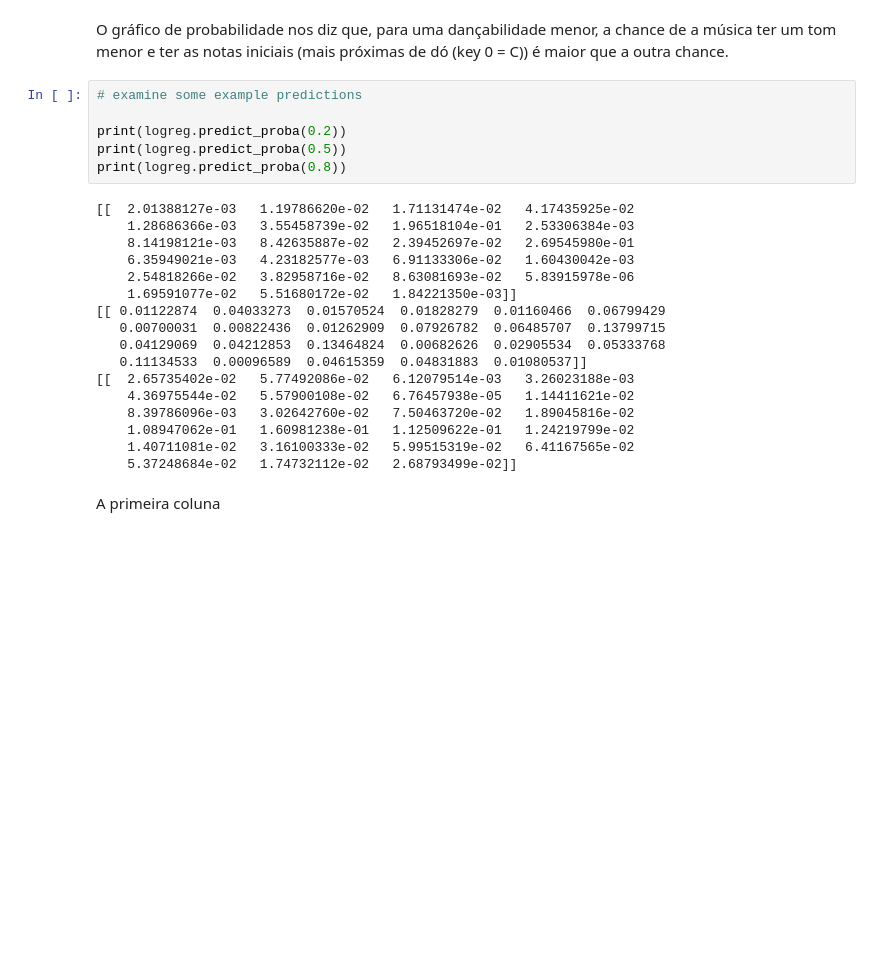
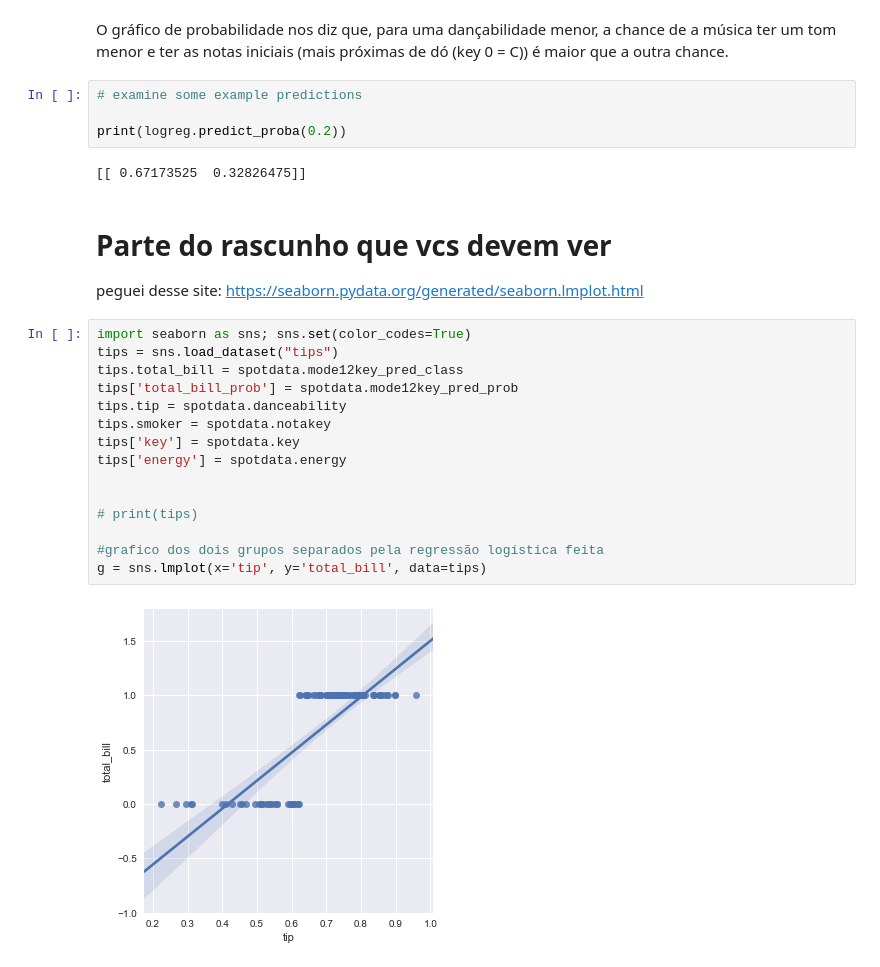
Before and after one commit to R09090909/Projeto3-cd, a Jupyter notebook: Projeto-3-CD-rascunho.ipynb, the cells around one changed output. Saved outputs shown, nothing was run; the diff lists cells and outputs as text; blank space fills up the shorter version.

```diff
--- a/Projeto-3-CD-rascunho.ipynb
+++ b/Projeto-3-CD-rascunho.ipynb
@@ -189,24 +184,26 @@ O gráfico de probabilidade nos diz que, para uma dançabilidade menor, a chance
 # examine some example predictions
 
 print(logreg.predict_proba(0.2))
-print(logreg.predict_proba(0.5))
-print(logreg.predict_proba(0.8))
 # %% [output]
-[[  2.01388127e-03   1.19786620e-02   1.71131474e-02   4.17435925e-02
-    1.28686366e-03   3.55458739e-02   1.96518104e-01   2.53306384e-03
-    8.14198121e-03   8.42635887e-02   2.39452697e-02   2.69545980e-01
-    6.35949021e-03   4.23182577e-03   6.91133306e-02   1.60430042e-03
-    2.54818266e-02   3.82958716e-02   8.63081693e-02   5.83915978e-06
-    1.69591077e-02   5.51680172e-02   1.84221350e-03]]
-[[ 0.01122874  0.04033273  0.01570524  0.01828279  0.01160466  0.06799429
-   0.00700031  0.00822436  0.01262909  0.07926782  0.06485707  0.13799715
-   0.04129069  0.04212853  0.13464824  0.00682626  0.02905534  0.05333768
-   0.11134533  0.00096589  0.04615359  0.04831883  0.01080537]]
-[[  2.65735402e-02   5.77492086e-02   6.12079514e-03   3.26023188e-03
-    4.36975544e-02   5.57900108e-02   6.76457938e-05   1.14411621e-02
-    8.39786096e-03   3.02642760e-02   7.50463720e-02   1.89045816e-02
-    1.08947062e-01   1.60981238e-01   1.12509622e-01   1.24219799e-02
-    1.40711081e-02   3.16100333e-02   5.99515319e-02   6.41167565e-02
-    5.37248684e-02   1.74732112e-02   2.68793499e-02]]
+[[ 0.67173525  0.32826475]]
-# %% [markdown]
-A primeira coluna
+# %% [markdown]
+# Parte do rascunho que vcs devem ver
+
+peguei desse site: https://seaborn.pydata.org/generated/seaborn.lmplot.html
+# %%
+import seaborn as sns; sns.set(color_codes=True)
+tips = sns.load_dataset("tips")
+tips.total_bill = spotdata.mode12key_pred_class
+tips['total_bill_prob'] = spotdata.mode12key_pred_prob
+tips.tip = spotdata.danceability
+tips.smoker = spotdata.notakey
+tips['key'] = spotdata.key
+tips['energy'] = spotdata.energy
+
+
+# print(tips)
+
+#grafico dos dois grupos separados pela regressão logística feita
+g = sns.lmplot(x='tip', y='total_bill', data=tips)
+# %% [output]
+[figure, added]
```
Also changed, not shown: parts of 11 cells of this notebook, 2 other files.
